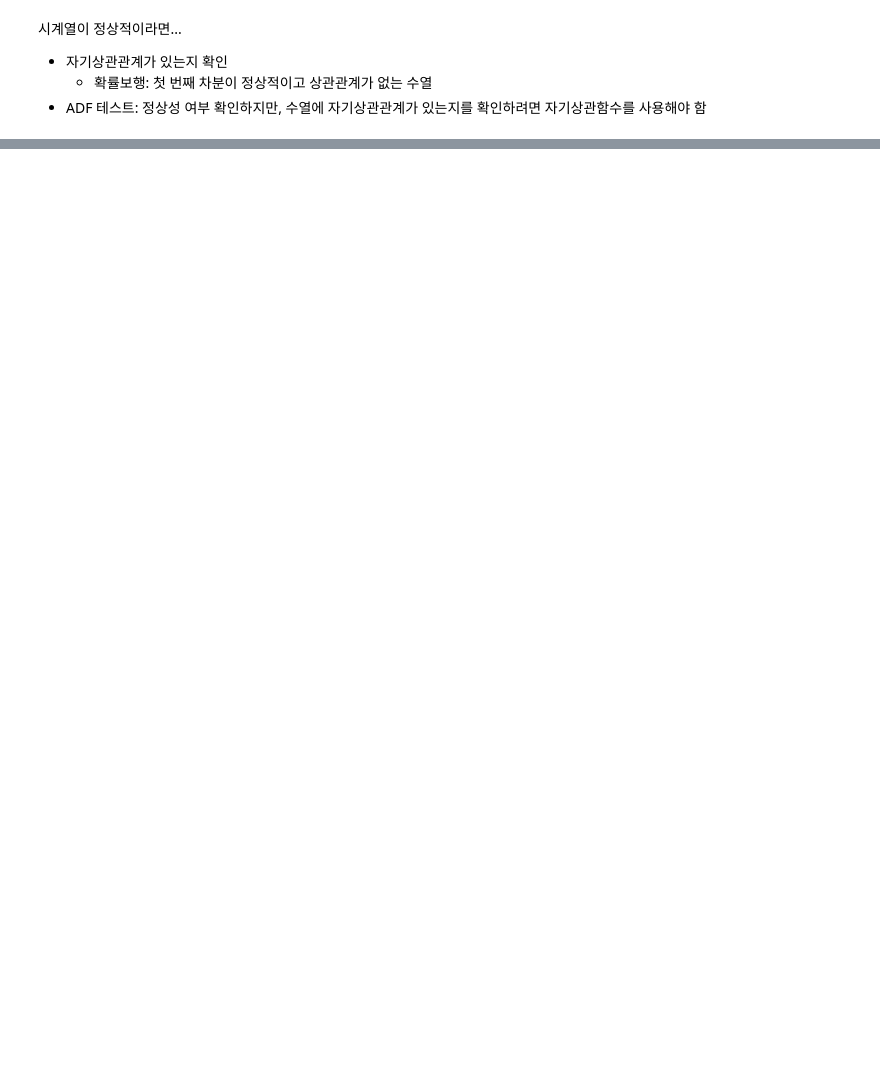
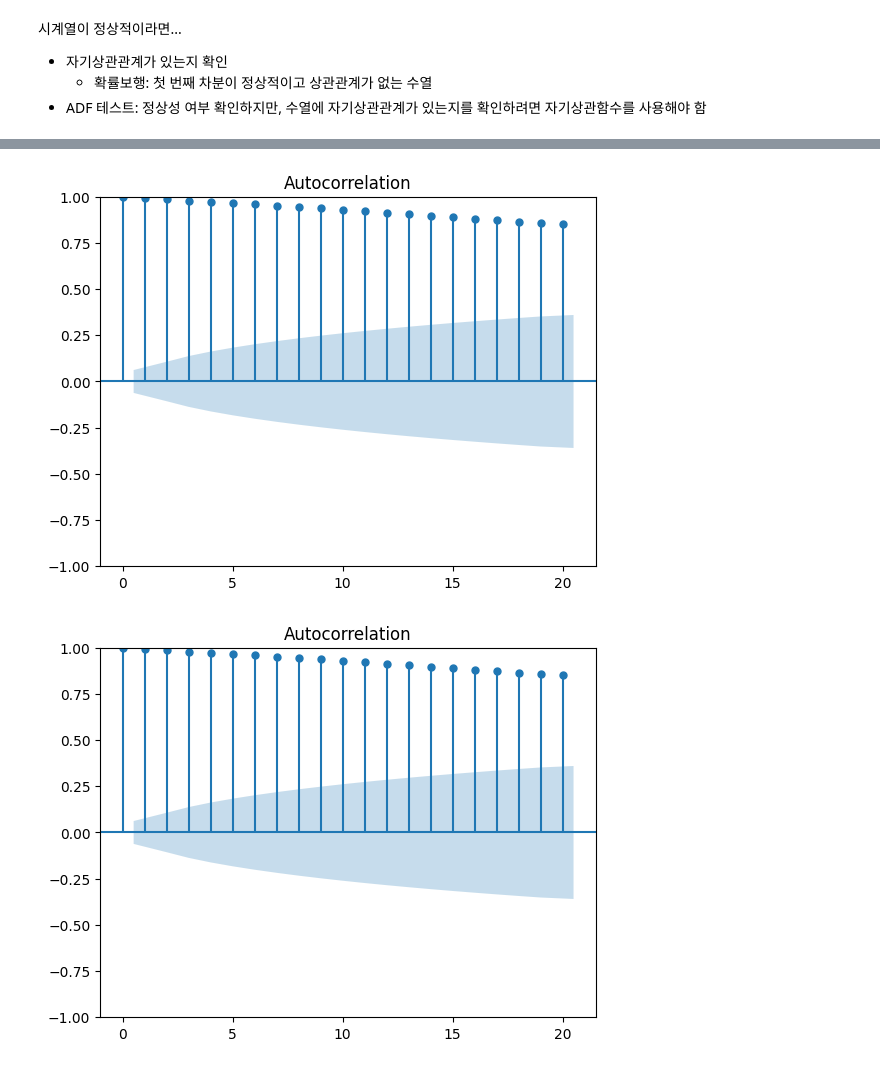
Before and after one commit to mskcho00/TimeSeries-Self-Practice, a Jupyter notebook: 3(Random Walk).ipynb, the cells around one changed output, grey strips where cells are left out. Saved outputs shown, nothing was run; the diff lists cells and outputs as text; code cells hidden in the pictures; blank space fills up the shorter version.

Commit message:
20260624 Random Walk

```diff
--- a/3(Random Walk).ipynb
+++ b/3(Random Walk).ipynb
@@ -98,0 +134,7 @@ $y_t = C + \alpha_{1}y_{t-1} + \epsilon_{t}$ </br>
+# %%
+from statsmodels.graphics.tsaplots import plot_acf
+
+plot_acf(random_walk, lags = 20)
+# %% [output]
+[figure, added]
+[figure, added]
```
Also changed, not shown: parts of 17 cells of this notebook.
